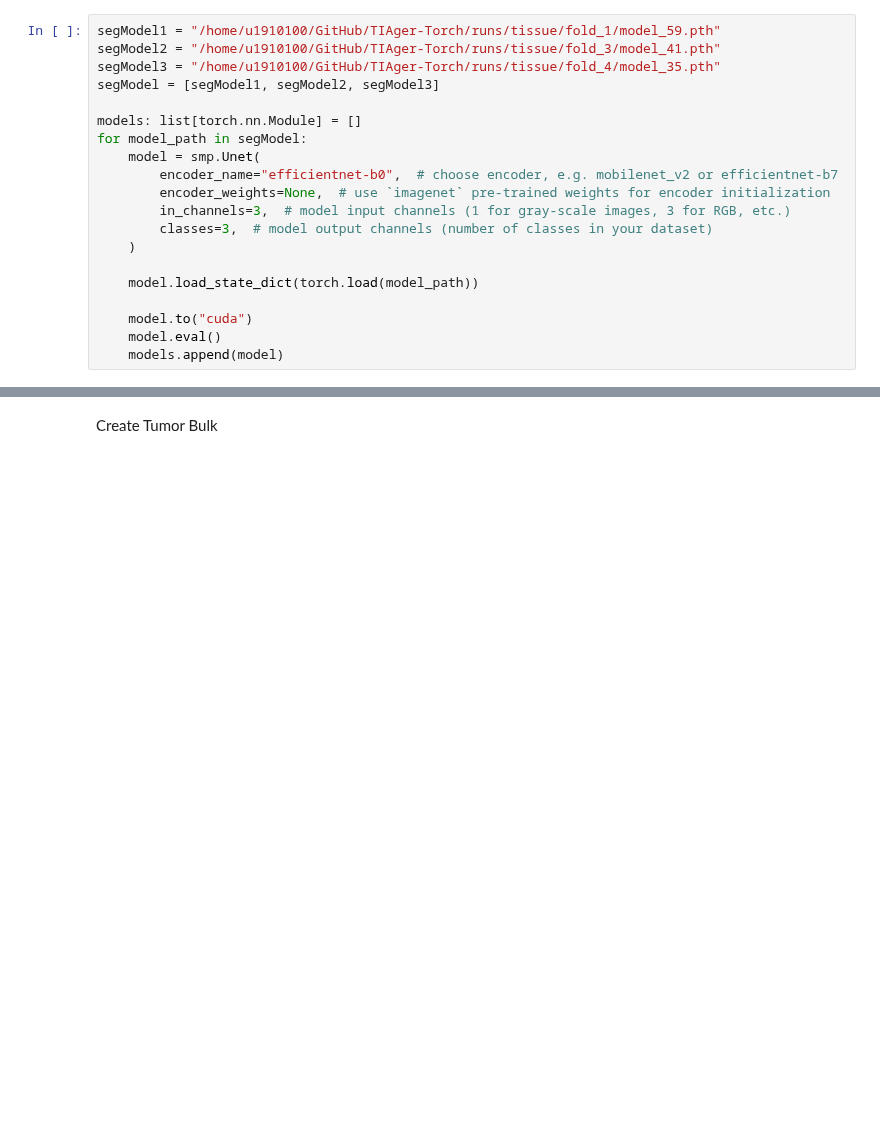
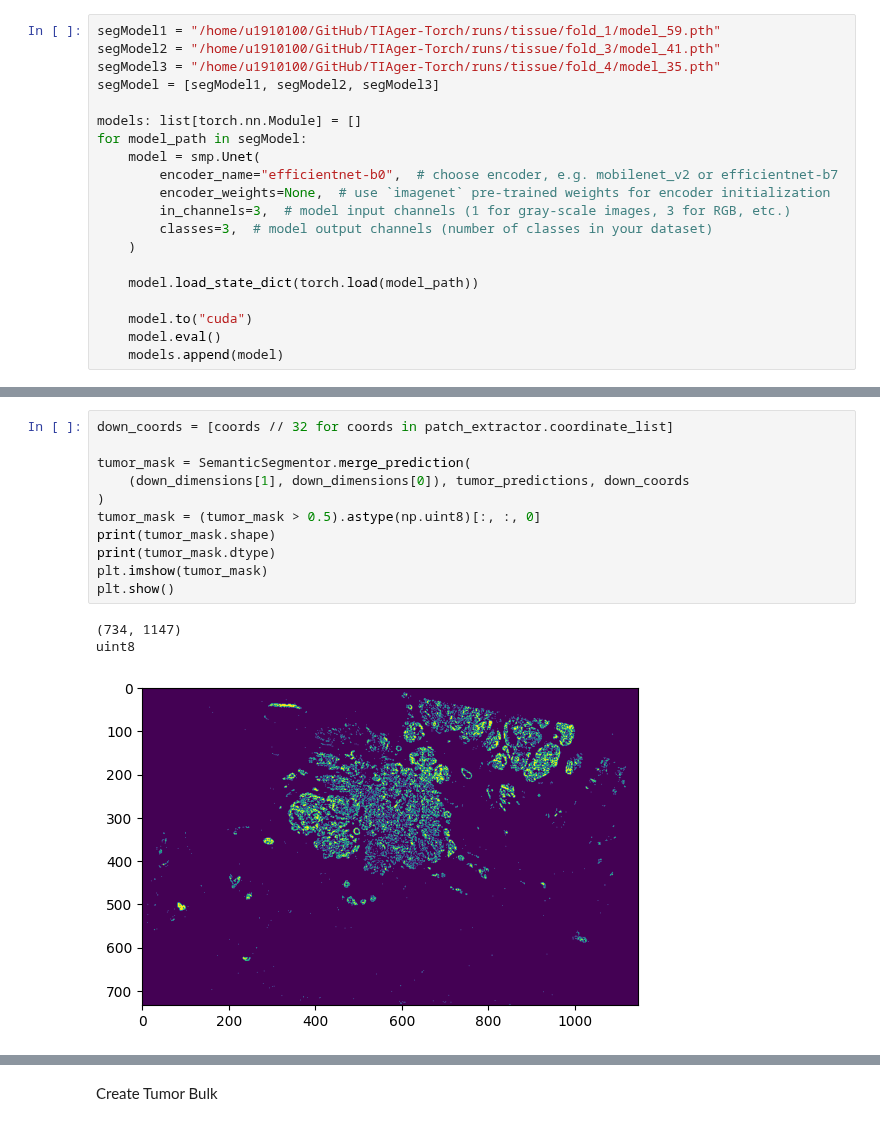
Before and after one commit to Jiaqi-Lv/TIAger-Torch, a Jupyter notebook: tumor_stroma.ipynb, the cells around one changed output, grey strips where cells are left out. Drawn from its saved outputs; the diff is of its cells as text; blank space fills up the shorter version.

```diff
--- a/tumor_stroma.ipynb
+++ b/tumor_stroma.ipynb
@@ -190,0 +164,15 @@ Error:
+# %%
+down_coords = [coords // 32 for coords in patch_extractor.coordinate_list]
+
+tumor_mask = SemanticSegmentor.merge_prediction(
+    (down_dimensions[1], down_dimensions[0]), tumor_predictions, down_coords
+)
+tumor_mask = (tumor_mask > 0.5).astype(np.uint8)[:, :, 0]
+print(tumor_mask.shape)
+print(tumor_mask.dtype)
+plt.imshow(tumor_mask)
+plt.show()
+# %% [output]
+(734, 1147)
+uint8
+[figure, added]
```
Also changed, not shown: parts of 8 cells of this notebook, 5 other files.
